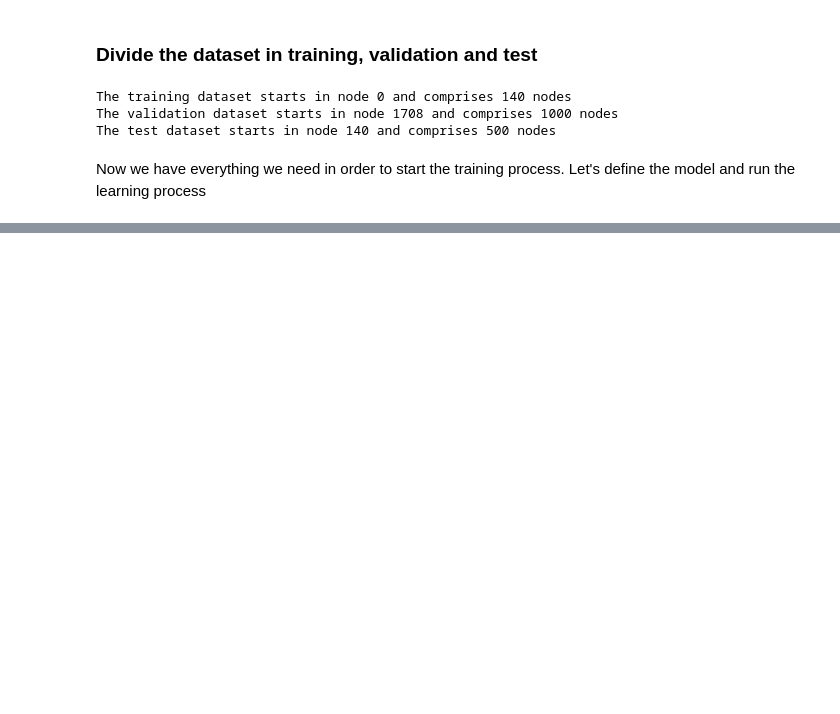
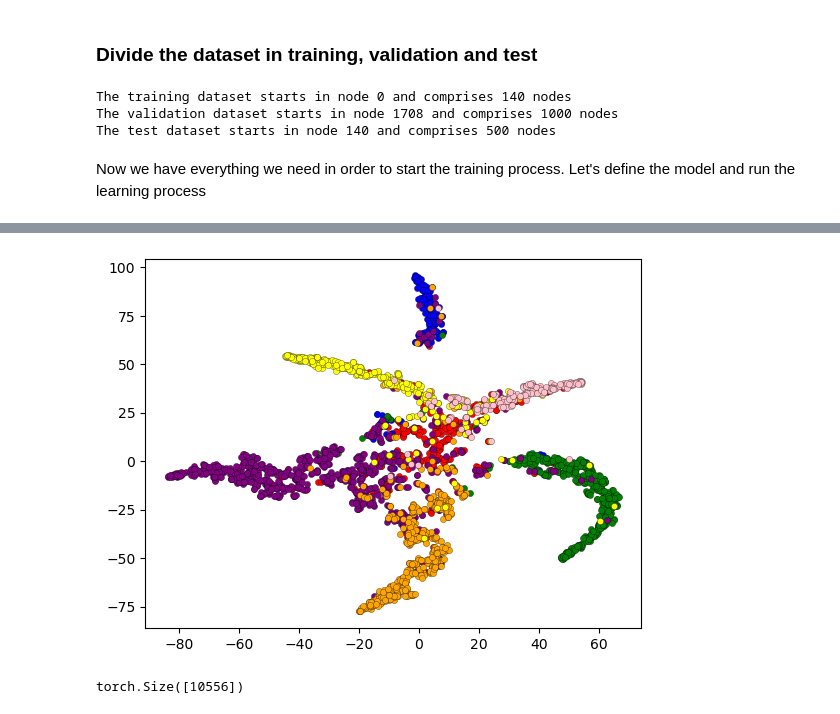
Before and after one commit to cLopetegui/GAT-DL-DIY, a Jupyter notebook: train_cora.ipynb, the cells around one changed output, grey strips where cells are left out. Saved outputs shown, nothing was run; the diff lists cells and outputs as text; code cells hidden in the pictures; blank space fills up the shorter version.

```diff
--- a/train_cora.ipynb
+++ b/train_cora.ipynb
@@ -182,0 +232,6 @@ Test accuracy = 0.741
+# %%
+model_gat=torch.load(os.path.join(os.path.dirname('model'), 'model','saved_model','model_gat_trained.pt'))
+# %%
+model_gat.eval()
+with torch.no_grad():
+    features_out_cora=model_gat((nodes_features,edge_index))[0]
@@ -182,0 +256,2 @@ Test accuracy = 0.741
+# %%
+embeddings=TSNE(n_components=2,perplexity=30,method='barnes_hut',learning_rate=1000).fit_transform(features_out_cora.numpy())
@@ -182,0 +260,8 @@ Test accuracy = 0.741
+# %%
+cora_colors=['red','blue','green','purple','orange','yellow','pink']
+# %%
+for c in range(7):
+    plt.scatter(embeddings[nodes_labels==c,0],embeddings[nodes_labels==c,1],color=cora_colors[c],edgecolors='black',linewidth=0.2,s=20)
+plt.show()
+# %% [output]
+[figure, added]
@@ -182,0 +275,4 @@ Test accuracy = 0.741
+# %%
+scores.shape
+# %% [output]
+torch.Size([10556])
```
Also changed, not shown: parts of 14 cells of this notebook, 3 other files.
